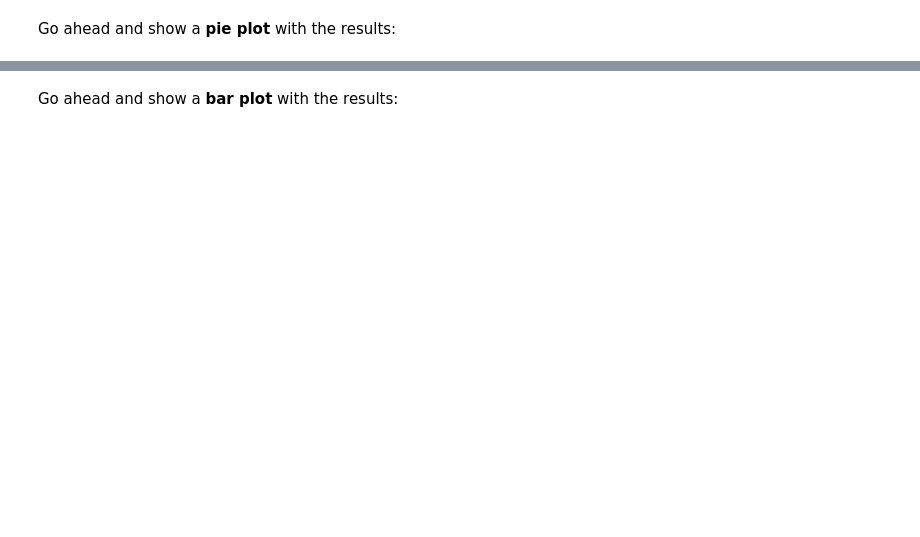
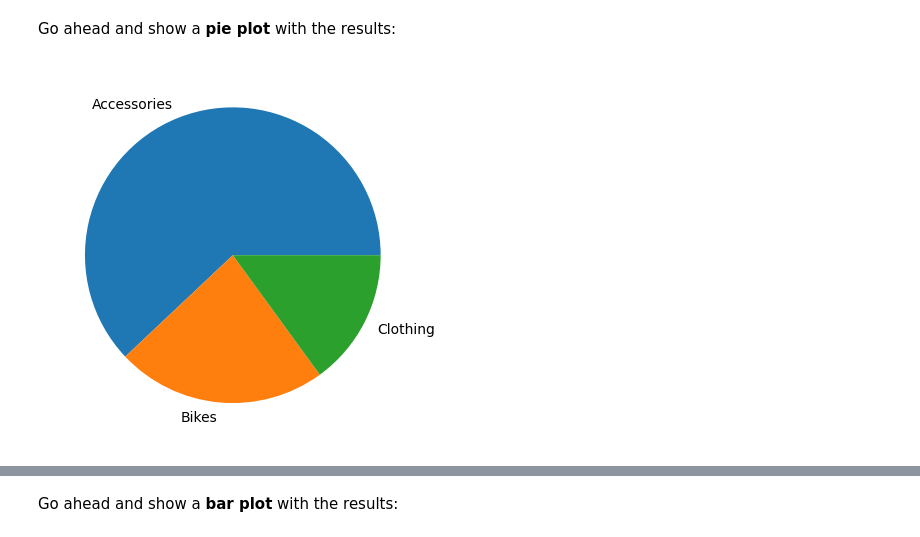
Before and after one commit to AlisonCG1/Freecodecamp-practice, a Jupyter notebook: Exercises_1.ipynb, the cells around one changed output, grey strips where cells are left out. Drawn from its saved outputs; the diff is of its cells as text; code cells hidden in the pictures; blank space fills up the shorter version.

```diff
--- a/Exercises_1.ipynb
+++ b/Exercises_1.ipynb
@@ -396 +411,6 @@ Go ahead and show a <b>pie plot</b> with the results:
+# %%
+# solution 1
+plt.pie(sales['Product_Category'].value_counts().values, labels=sales['Product_Category'].value_counts().index);
+# %% [output]
+[figure, added]
 # %%
```
Also changed, not shown: parts of 17 cells of this notebook.
